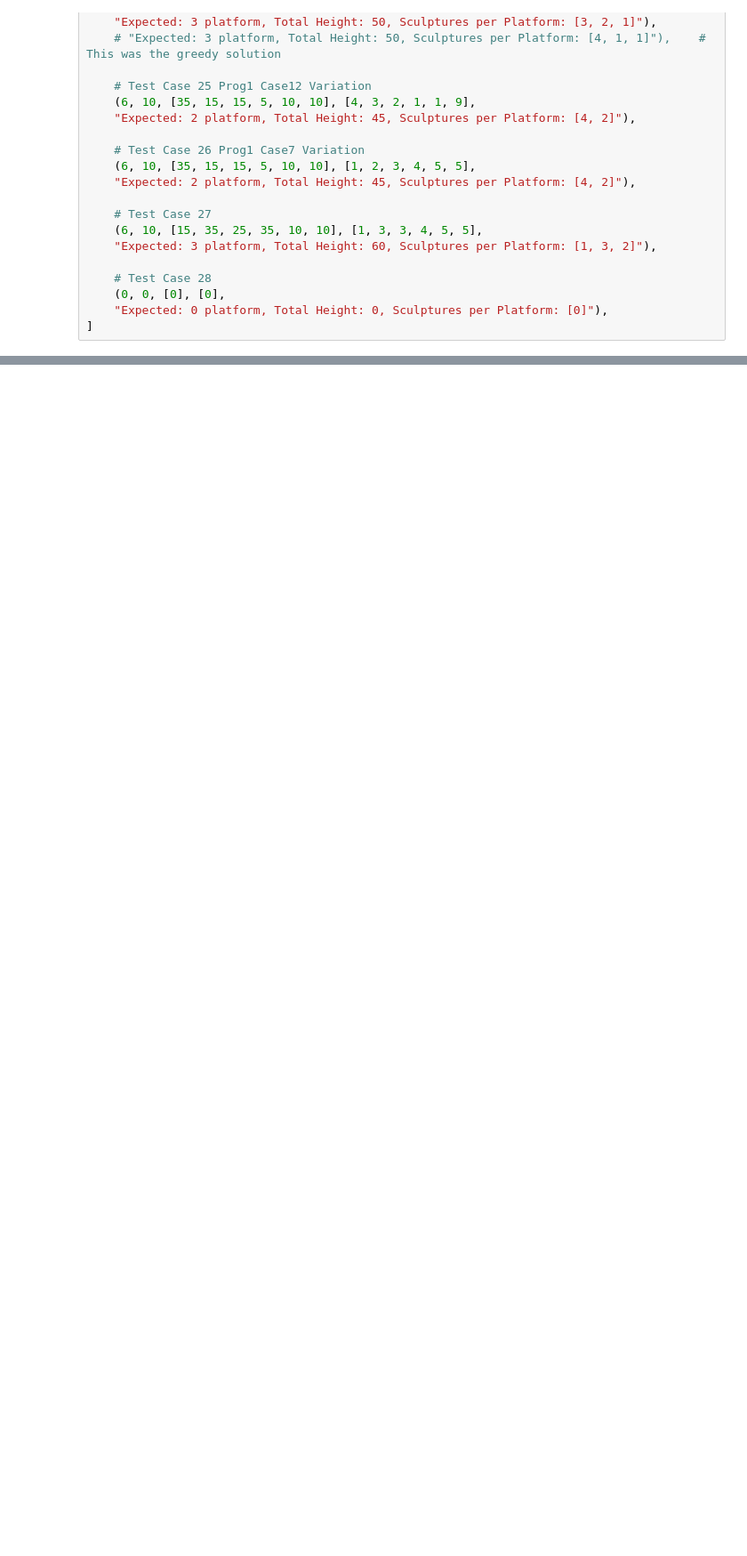
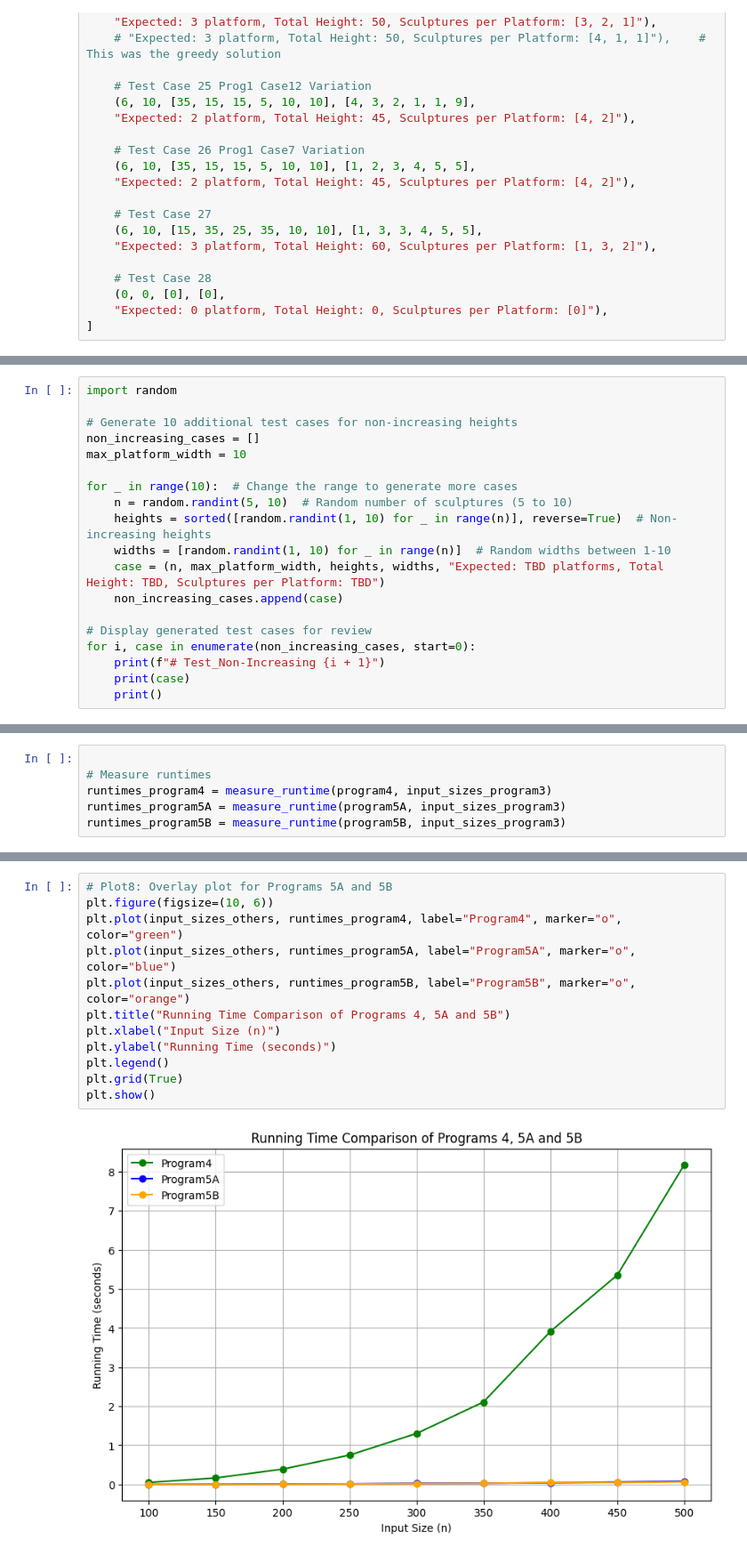
Before and after one commit to OzPol/COP4533_Group_Project, a Jupyter notebook: notebooks/Milestone2_tests.ipynb, the cells around one changed output, grey strips where cells are left out. Shown: that part at 89% size. Saved outputs shown, nothing was run; the diff lists cells and outputs as text; blank space fills up the shorter version.

```diff
--- a/notebooks/Milestone2_tests.ipynb
+++ b/notebooks/Milestone2_tests.ipynb
@@ -363,0 +299,19 @@ Result:  0 platforms, Total Height: 0, Sculptures per Platform: []
+# %%
+import random
+
+# Generate 10 additional test cases for non-increasing heights
+non_increasing_cases = []
+max_platform_width = 10
+
+for _ in range(10):  # Change the range to generate more cases
+    n = random.randint(5, 10)  # Random number of sculptures (5 to 10)
+    heights = sorted([random.randint(1, 10) for _ in range(n)], reverse=True)  # Non-increasing heights
+    widths = [random.randint(1, 10) for _ in range(n)]  # Random widths between 1-10
+    case = (n, max_platform_width, heights, widths, "Expected: TBD platforms, Total Height: TBD, Sculptures per Platform: TBD")
+    non_increasing_cases.append(case)
+
+# Display generated test cases for review
+for i, case in enumerate(non_increasing_cases, start=0):
+    print(f"# Test_Non-Increasing {i + 1}")
+    print(case)
+    print()
@@ -363,0 +526,6 @@ Result:  0 platforms, Total Height: 0, Sculptures per Platform: []
+# %%
+
+# Measure runtimes
+runtimes_program4 = measure_runtime(program4, input_sizes_program3)
+runtimes_program5A = measure_runtime(program5A, input_sizes_program3)
+runtimes_program5B = measure_runtime(program5B, input_sizes_program3)
@@ -363,0 +590,14 @@ Result:  0 platforms, Total Height: 0, Sculptures per Platform: []
+# %%
+# Plot8: Overlay plot for Programs 5A and 5B
+plt.figure(figsize=(10, 6))
+plt.plot(input_sizes_others, runtimes_program4, label="Program4", marker="o", color="green")
+plt.plot(input_sizes_others, runtimes_program5A, label="Program5A", marker="o", color="blue")
+plt.plot(input_sizes_others, runtimes_program5B, label="Program5B", marker="o", color="orange")
+plt.title("Running Time Comparison of Programs 4, 5A and 5B")
+plt.xlabel("Input Size (n)")
+plt.ylabel("Running Time (seconds)")
+plt.legend()
+plt.grid(True)
+plt.show()
+# %% [output]
+[figure, added]
```
Also changed, not shown: parts of 18 cells of this notebook, 26 other files.
